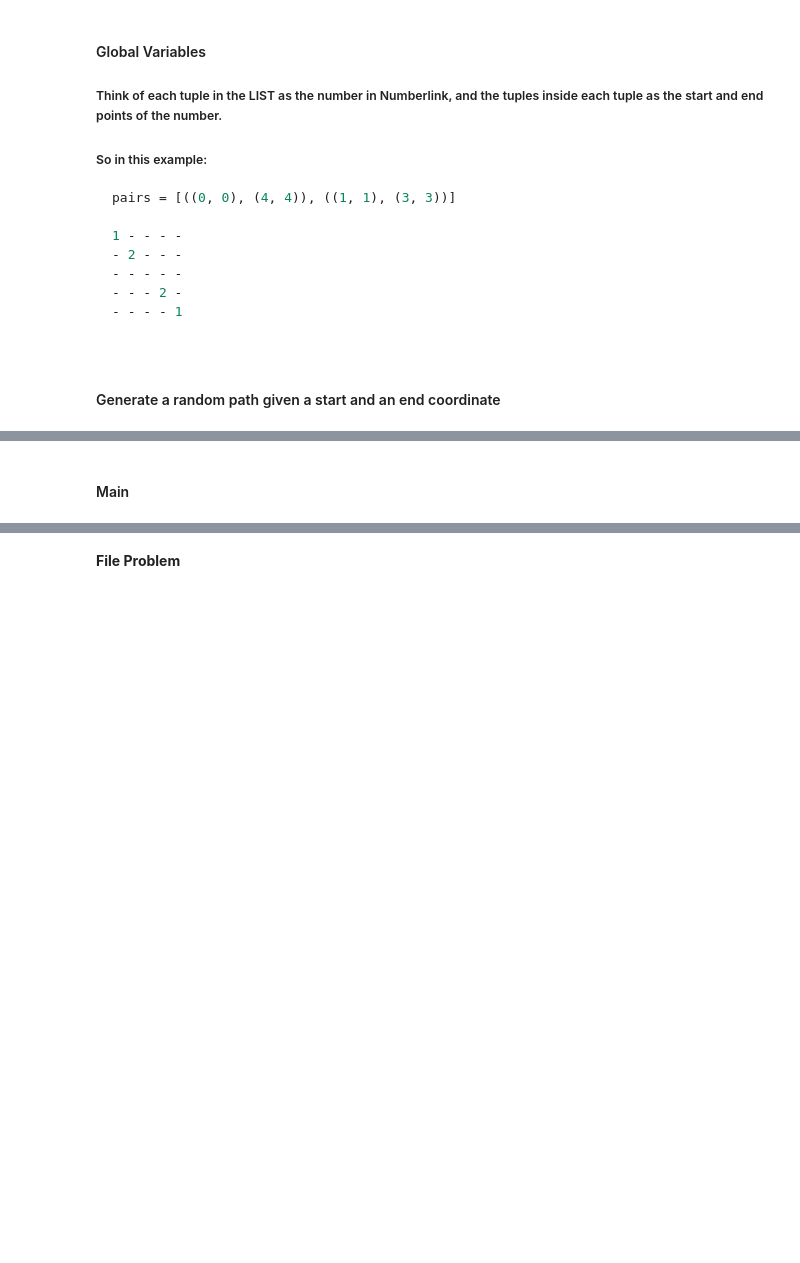
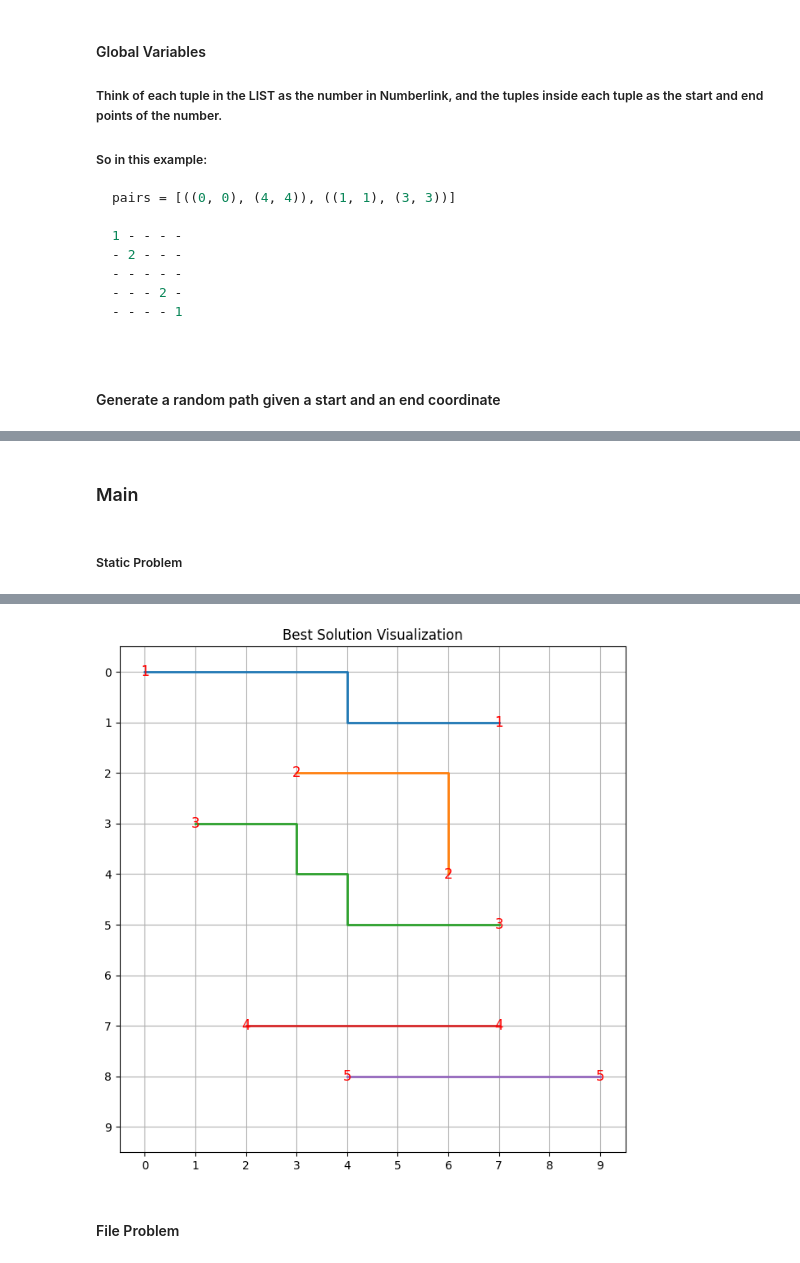
Before and after one commit to AyanJoshi/numberlink-genetic-wisdom, a Jupyter notebook: numberlink.ipynb, the cells around one changed output, grey strips where cells are left out. Drawn from its saved outputs; the diff is of its cells as text; code cells hidden in the pictures; blank space fills up the shorter version.

```diff
--- a/numberlink.ipynb
+++ b/numberlink.ipynb
@@ -150,5 +131,5 @@ def single_point_crossover(parent1, parent2, pairs):
 def mutate(individual, mutation_rate, pairs, grid_size):
     for i in range(len(pairs)):
         if random.random() < mutation_rate:
-            individual[i] = generate_random_path(pairs[i][0], pairs[i][1], grid_size)
+            individual[i] = generate_random_path(pairs[i][0], pairs[i][1], grid_size, 0.5)
     return individual
@@ -299,11 +240,11 @@ def genetic_algorithm_wisdom(population, generations, mutation_rate, pairs, grid
     for generation in range(generations):
         new_population = []
 
-        #Identify elite individuals by picking the top 'n' performers (check global variable :D)
-        # elites = sorted(population, key=lambda i: fitness(i, pairs, grid_size), reverse=True)[:num_elites]
-        # new_population.extend(elites)  # Start with elites
+        #Identify elite individuals by picking the top 'n' performers
+        elites = sorted(population, key=lambda i: fitness(i, pairs, grid_size), reverse=True)[:num_elites]
+        new_population.extend(elites)  # Start with elites
 
-        # new_population = list(elites)  #Start with the elites
+        new_population = list(elites)  #Start with the elites
 
         #Create expert group
         num_experts = int(expert_percentage * len(population))
@@ -321,8 +262,8 @@ def genetic_algorithm_wisdom(population, generations, mutation_rate, pairs, grid
             child = single_point_crossover(parent1, parent2, pairs)
             child = mutate(child, mutation_rate, pairs, grid_size)
 
-            ###### WISDOM OF THE CROWD ###### UNCOMMENT THIS CODE LATER ON HMMMMGEEEEE############
-            # # Aggregate expert solutions and mix them into the child
+            #Wisdom of Crowd
+            # Aggregate expert solutions and mix them into the child
             if random.random() < wisdom_probability:
                 aggregated_solution = aggregate_expert_solutions(experts, pairs, grid_size)
                 # Apply the wisdom-guided paths
@@ -331,9 +272,6 @@ def genetic_algorithm_wisdom(population, generations, mutation_rate, pairs, grid
                         child[path_id] = path
 
             new_population.append(child)
-
-        # THIS IS TEMPORARY, REPLACE WITH WISDOM OF THE CROWD LATER ON BY UNCOMMENTING ABOVE AND COMMENTING THIS HEHEHEHEH
-        # replace_with_expert_solution(new_population, experts, pairs, grid_size)
 
         population = new_population  # Update the population
 
@@ -373,5 +311,5 @@ def genetic_algorithm_wisdom(population, generations, mutation_rate, pairs, grid
 # %%
-def plot_this_shit(best_individual, pairs, grid_size):
+def plot_this_numberlink(best_individual, pairs, grid_size):
     plt.figure(figsize=(8, 8))
 
     # Create a blank grid
@@ -513,4 +407,58 @@ def initialize_file_problem(file_name):
 
     return grid, pairs, grid_size
 # %% [markdown]
-#### Main
+### Main
+# %% [markdown]
+##### Static Problem
+# %%
+#Static problem
+grid_size_static = 10
+stopping_threshold_static = 100  # Number of generations with no improvement (i.e. our early stopping condition to prevent running forever lmao)
+# Static pairs of coordinates (start, end)
+pairs_static = [
+    ((0, 0), (1, 7)),  # Pair 1 - will likely need to curve to avoid others
+    ((2, 3), (4, 6)),  # Pair 2 - short diagonal near top-left
+    ((3, 1), (5, 7)),  # Pair 3 - vertical line that blocks easy paths
+    ((7, 2), (7, 7)),  # Pair 4 - crosses the grid horizontally
+    ((8, 4), (8, 9))   # Pair 5 - forces others to route around it
+]
+grid_static = np.zeros((grid_size_static, grid_size_static), dtype=int)
+
+# Place the pairs on the grid for visualization (optional)
+for i, (start, end) in enumerate(pairs_static, start=1):
+    grid_static[start] = i
+    grid_static[end] = i
+
+
+population = initialize_population(population_size, pairs_static, grid_size_static)
+num_runs = 1  # Number of runs to perform (testing purposes)
+best_overall_individual = None
+best_overall_fitness = -float('inf')  # Initialize to a very low number
+
+all_tests_generation_results = []
+all_tests_improvement_results = []
+
+print("Starting Genetic Algorithm...")
+for run in range(num_runs):
+    print(f"Run {run + 1}/{num_runs}")
+
+    # Run the genetic algorithm
+    current_best_individual = genetic_algorithm_wisdom(population, generations, mutation_rate,
+                                                       pairs_static, grid_size_static, stopping_threshold_static,
+                                                       expert_percentage, all_tests_generation_results,
+                                                       all_tests_improvement_results)
+
+    # Evaluate the fitness of the current best individual
+    current_best_fitness = fitness(current_best_individual, pairs_static, grid_size_static)
+
+    print(f"Best Fitness from Run {run + 1}: {current_best_fitness}")
+
+    # Check if the current run has the best fitness
+    if current_best_fitness > best_overall_fitness:
+        best_overall_fitness = current_best_fitness
+        best_overall_individual = current_best_individual
+
+# After all runs, visualize the best solution found
+print(f"Best Overall Fitness: {best_overall_fitness}")
+plot_this_numberlink(best_overall_individual, pairs_static, grid_size_static)
+# %% [output]
@@ -517,5 +485,6 @@ def initialize_file_problem(file_name):
+[figure, added]
 # %% [markdown]
-**File Problem**
+#### File Problem
 # %%
 # File problem
 
```
Also changed, not shown: parts of 24 cells of this notebook.
